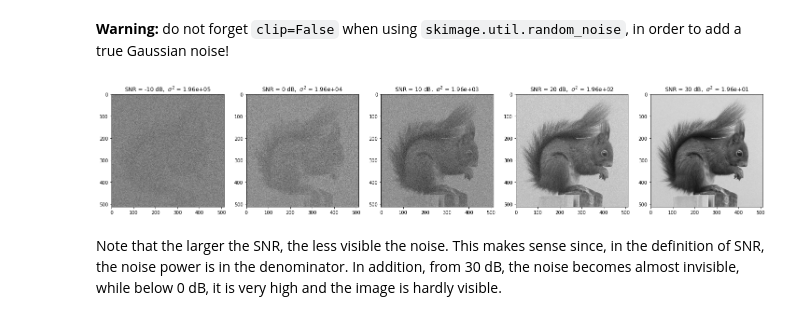
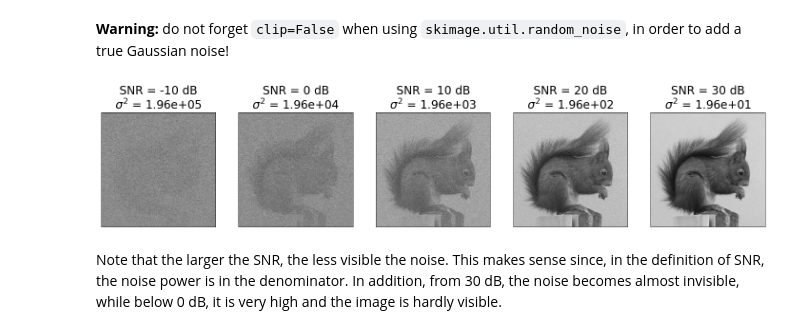
Before and after one commit to vincmazet/bip, a Jupyter notebook: _sources/labs/correc5.ipynb, the cells around one changed output. Cells and saved outputs as stored; diff of their text form; code cells hidden in the pictures.

```diff
--- a/_sources/labs/correc5.ipynb
+++ b/_sources/labs/correc5.ipynb
@@ -73,18 +91,20 @@ The figures below represent the image at different noise levels.
 # %%
 rsbs = [-10, 0, 10, 20, 30]
 
 figure(figsize=(25,10))
 i = 0
 
 for rsb in rsbs:
     var = variance(rsb, x)
     y = random_noise(x, mode='gaussian', clip=False, var=var)
     i = i + 1
     subplot(1,5,i)
     imshow(y, cmap="gray")
-    title("SNR = {:.0f} dB,  $\sigma^2$ = {:.2e}".format(rsb, var))
+    xticks([])
+    yticks([])
+    title(f"SNR = {rsb:.0f} dB\n$\sigma^2$ = {var:.2e}", fontsize=24)
 # %% [output]
-[figure, old version]
+[figure, new version]
 # %% [markdown]
 Note that the larger the SNR, the less visible the noise.
 This makes sense since, in the definition of SNR, the noise power is in the denominator.
```
Also changed, not shown: parts of 19 cells of this notebook, 28 other files.
